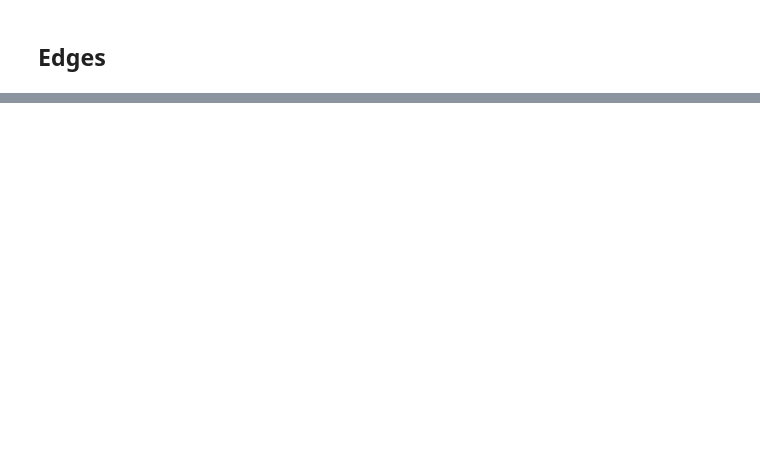
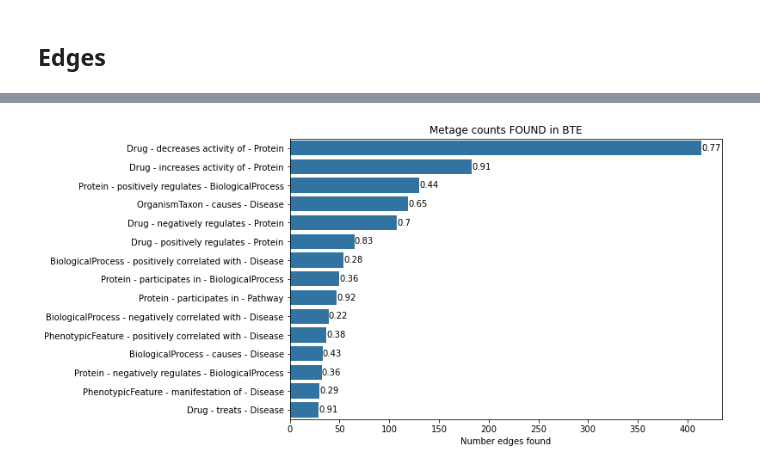
Before and after one commit to SuLab/DMDB_Analysis, a Jupyter notebook: 1_code/4_dmdb_bte_trapi_analysis.ipynb, the cells around one changed output, grey strips where cells are left out. Drawn from its saved outputs; the diff is of its cells as text; code cells hidden in the pictures; blank space fills up the shorter version.

```diff
--- a/1_code/4_dmdb_bte_trapi_analysis.ipynb
+++ b/1_code/4_dmdb_bte_trapi_analysis.ipynb
@@ -439,0 +292,9 @@ out
+# %%
+for row in edge_info.itertuples():
+    f_tup = (row.source_bte_id, row.target_bte_id)
+    r_tup = (row.target_bte_id, row.source_bte_id)
+
+    edge_info.loc[row.Index, 'fwd_in_bte'] = f_tup in bte_tups
+    edge_info.loc[row.Index, 'rev_in_bte'] = r_tup in bte_tups
+# %%
+edge_info['in_bte'] = edge_info['fwd_in_bte'] | edge_info['rev_in_bte']
@@ -439,0 +310,11 @@ out
+# %%
+# Because of 1-many mappings, lets take best case and de-duplicate, with an in_network=True if ONE OR MORE
+# of the many mappyings is found.
+
+
+unique_in_bte = edge_info.sort_values('in_bte', ascending=False).drop_duplicates(subset=['source', 'key', 'target'])
+
+n_in_bte = unique_in_bte['in_bte'].sum()
+n_edges = len(unique_in_bte)
+
+print('{0:} of {1:} bte_edges found ({2:1.2%})'.format(n_in_bte, n_edges, n_in_bte/n_edges))
@@ -439,0 +323,8 @@ out
+# %%
+h_num = 15
+
+plt.figure(figsize=(6,6))
+count_plot_h(unique_in_bte['me'].value_counts().head(h_num), color=sns.color_palette()[0])
+
+plt.title('Most common MetaEdges in DMDB')
+plt.xlabel('Number of Metaedges');
@@ -439,0 +333,12 @@ out
+# %%
+plt.figure(figsize=(9,6))
+
+found = unique_in_bte.query('in_bte')['me'].value_counts()
+total = unique_in_bte['me'].value_counts()
+found_pct = found / total
+
+count_plot_h(found.head(h_num), found_pct.loc[found.head(h_num).index], color=sns.color_palette()[0])
+plt.title('Metage counts FOUND in BTE')
+plt.xlabel('Number edges found');
+# %% [output]
+[figure, added]
```
Also changed, not shown: parts of 84 cells of this notebook, 2 other files.
